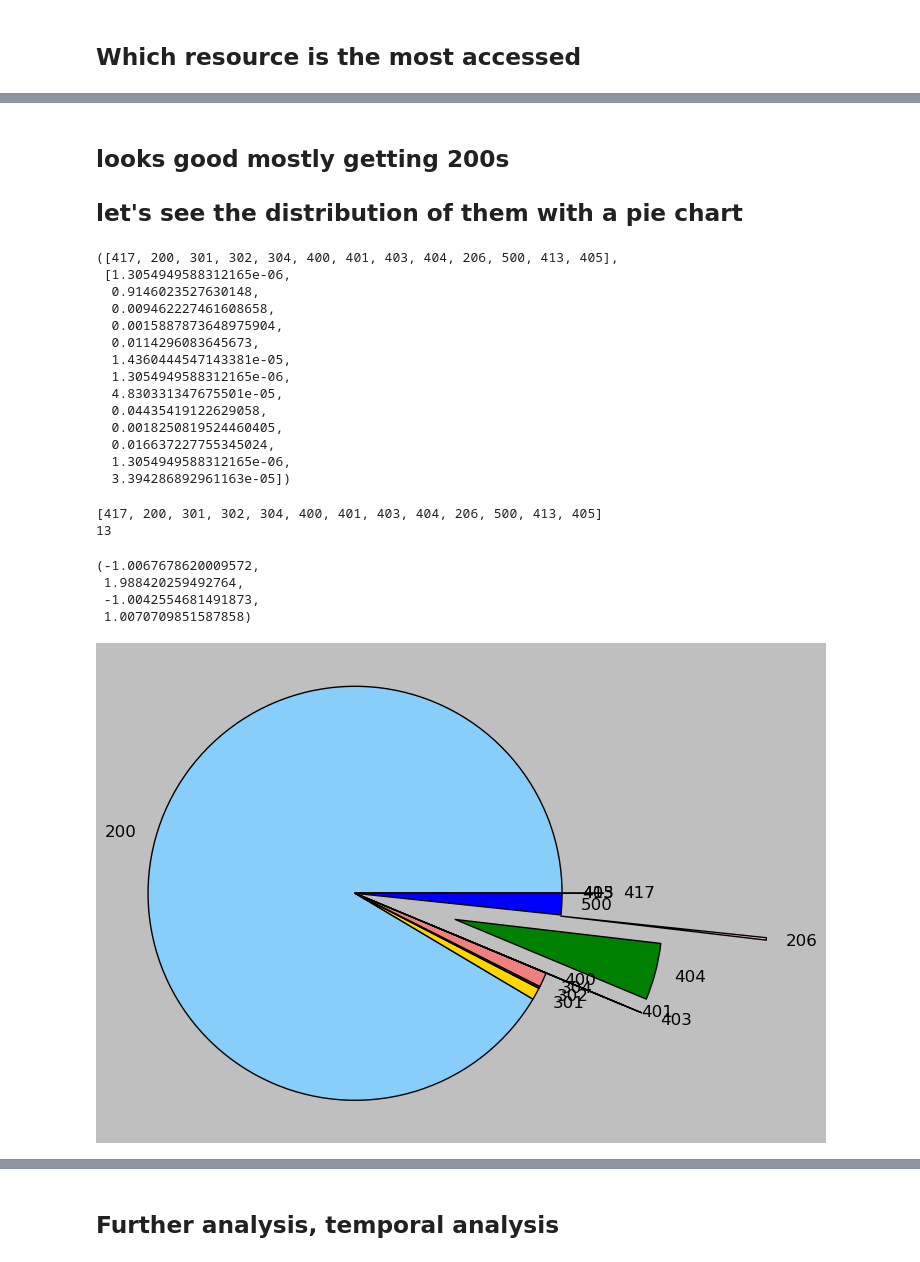
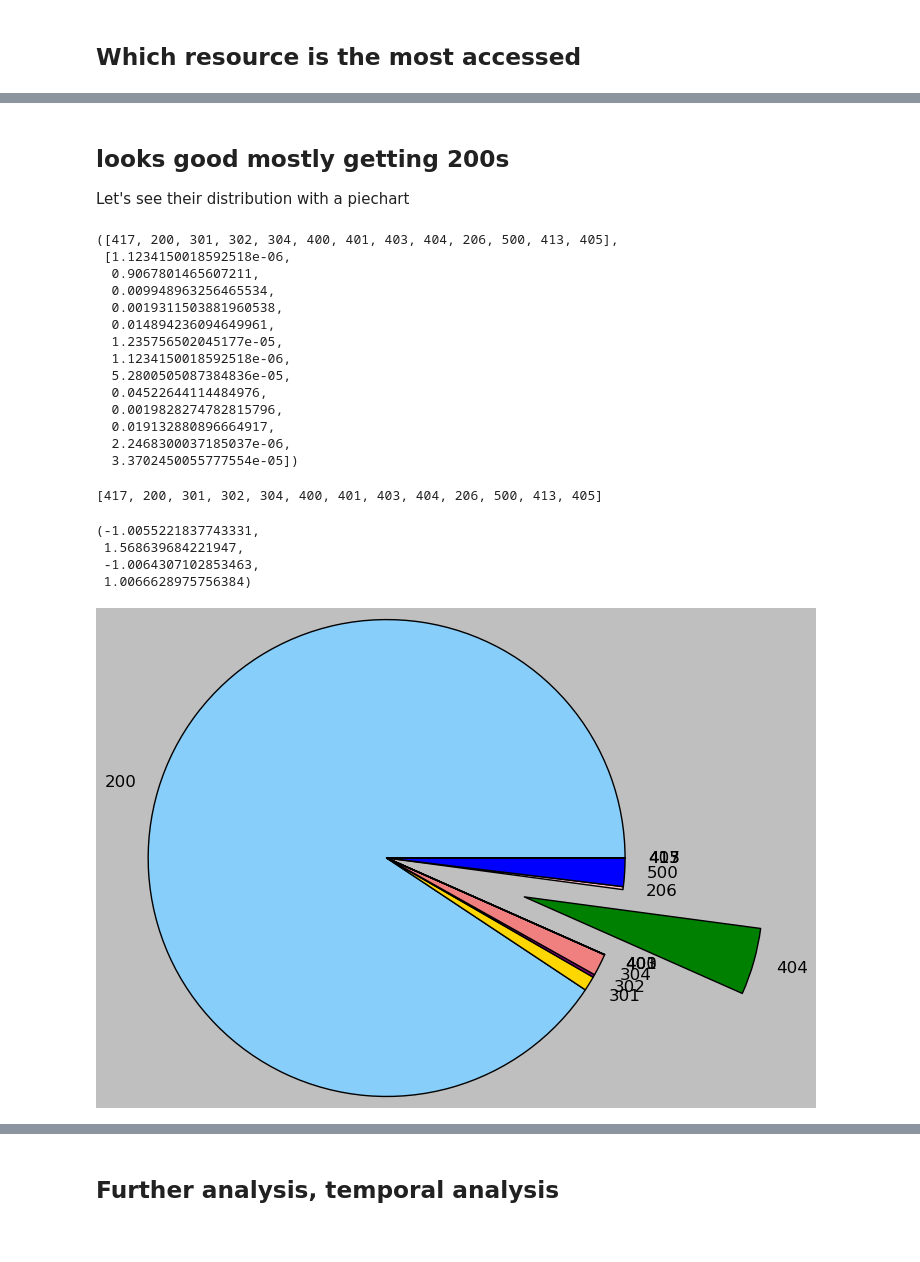
Before and after one commit to sohail288/spark_projects, a Jupyter notebook: Apache Web Log.ipynb, the cells around one changed output, grey strips where cells are left out. Drawn from its saved outputs; the diff is of its cells as text; code cells hidden in the pictures.

```diff
--- a/Apache Web Log.ipynb
+++ b/Apache Web Log.ipynb
@@ -22,6 +21,6 @@
 > root_url ua_string
 # %%
-url = 'http://myriamstable.com/logs/access.log'
+URL = 'http://myriamstable.com/logs/access.log'
 # %%
 import re
 # the regex for the log
@@ -59,8 +58,8 @@ def stringToDate(apache_date):
     """
     match_dict = date_re.match(apache_date).groupdict()
 
-    return datetime.datetime(int(match_dict['year']), int(month_map[match_dict['month']]), int(match_dict['day']), int(match_dict['hour']),
-                            int(match_dict['minute']), int(match_dict['second']))
+    return datetime.datetime(int(match_dict['year']), int(month_map[match_dict['month']]), int(match_dict['day']),
+                             int(match_dict['hour']), int(match_dict['minute']), int(match_dict['second']))
 
 stringToDate(matches.groupdict()['date'])
 # %% [output]
@@ -104,8 +103,8 @@ parseLogline(sample_log_entry)
 # %%
 import urllib
 
-def processLogs():
-    lines = map(lambda l: l.strip(), urllib.urlopen(url).readlines())
+def processLogs(log_url=URL):
+    lines = map(lambda l: l.strip(), urllib.urlopen(log_url).readlines())
 
     print("Here is what the lines look like: ")
     for l in lines[:10]:
@@ -193,6 +251,6 @@ response_codes.collect()
 # %% [markdown]
 ## looks good mostly getting 200s
-## let's see the distribution of them with a pie chart
+Let's see their distribution with a piechart
 # %%
 labels = response_codes.map(lambda (code, count): code).collect()
 total_count = successes.count()
@@ -201,36 +259,36 @@ proportions = response_codes.map(lambda (code, count): float(count)/total_count)
 labels, proportions
 # %% [output]
 ([417, 200, 301, 302, 304, 400, 401, 403, 404, 206, 500, 413, 405],
- [1.3054949588312165e-06,
-  0.9146023527630148,
-  0.009462227461608658,
-  0.0015887873648975904,
-  0.0114296083645673,
-  1.4360444547143381e-05,
-  1.3054949588312165e-06,
-  4.830331347675501e-05,
-  0.04435419122629058,
-  0.0018250819524460405,
-  0.016637227755345024,
-  1.3054949588312165e-06,
-  3.394286892961163e-05])
+ [1.1234150018592518e-06,
+  0.9067801465607211,
+  0.009948963256465534,
+  0.0019311503881960538,
+  0.014894236094649961,
+  1.235756502045177e-05,
+  1.1234150018592518e-06,
+  5.2800505087384836e-05,
+  0.04522644114484976,
+  0.0019828274782815796,
+  0.019132880896664917,
+  2.2468300037185037e-06,
+  3.3702450055777554e-05])
 # %%
 import matplotlib.pyplot as plt
 colors = ['red', 'lightskyblue', 'gold', 'purple', 'lightcoral', 'yellow', 'black','orange', 'green', 'pink', 'blue',
          'aqua', 'darkgreen']
 print labels
 def fixPercent(percent):
-    return "%.2f"
+    return "%.2f%%"%percent
 
-explode = [.2, 0, 0, 0, 0, 0, .4, .5, .5, 1,0, 0, 0]
-print len(explode)
+# explode the 404 index out
+explode = [0 if i != labels.index(404) else .6 for i in range(len(labels))]
+assert len(explode) == len(colors) == len(labels), "explode array needs to correspond with the colors array"
 plt.pie(proportions, labels = labels, colors=colors, explode= explode)
 plt.axis('equal')
 # %% [output]
 [417, 200, 301, 302, 304, 400, 401, 403, 404, 206, 500, 413, 405]
-13
-(-1.0067678620009572,
- 1.988420259492764,
- -1.0042554681491873,
- 1.0070709851587858)
+(-1.0055221837743331,
+ 1.568639684221947,
+ -1.0064307102853463,
+ 1.0066628975756384)
-[figure, old version]
+[figure, new version]
```
Also changed, not shown: parts of 36 cells of this notebook, 1 other file.
